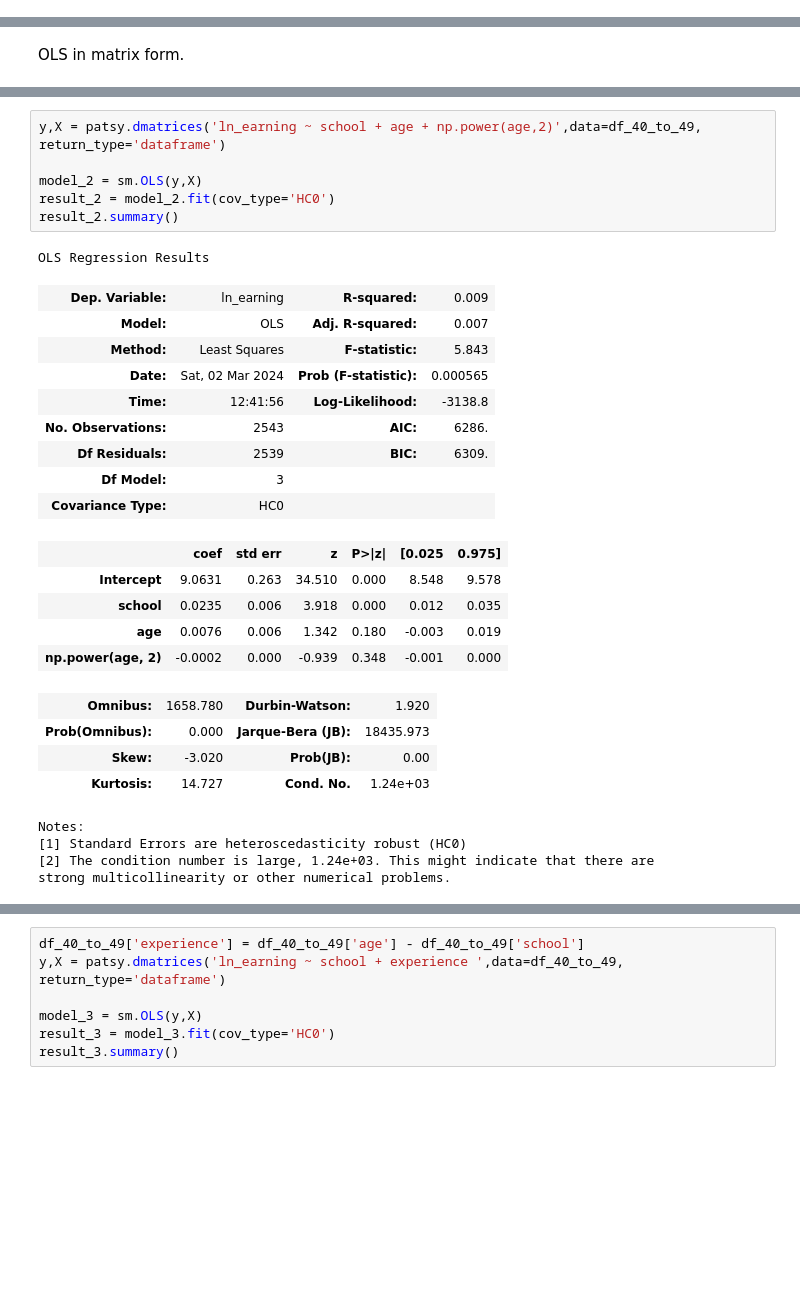
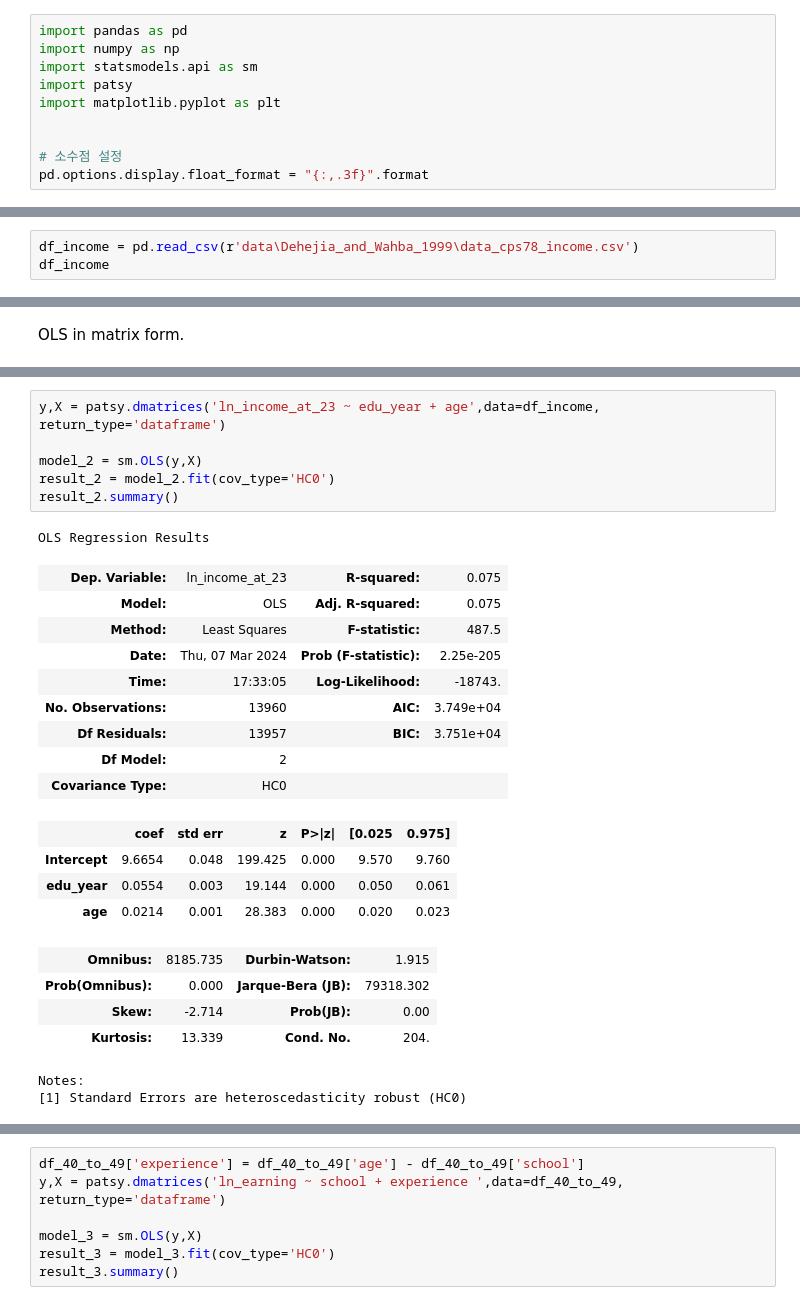
Before and after one commit to SeanJSLee/Teaching_YU_DS_basic_KR, a Jupyter notebook: Lecture_ols.ipynb, the cells around one changed output, grey strips where cells are left out. Saved outputs shown, nothing was run; the diff lists cells and outputs as text; blank space fills up the shorter version.

```diff
--- a/Lecture_ols.ipynb
+++ b/Lecture_ols.ipynb
@@ -14,0 +1,10 @@
+# %%
+import pandas as pd
+import numpy as np
+import statsmodels.api as sm
+import patsy
+import matplotlib.pyplot as plt
+
+
+# 소수점 설정
+pd.options.display.float_format = "{:,.3f}".format
@@ -14,0 +31,3 @@
+# %%
+df_income = pd.read_csv(r'data\Dehejia_and_Wahba_1999\data_cps78_income.csv')
+df_income
@@ -184,30 +199,27 @@ yhat.plot()
 # %%
-y,X = patsy.dmatrices('ln_earning ~ school + age + np.power(age,2)',data=df_40_to_49, return_type='dataframe')
+y,X = patsy.dmatrices('ln_income_at_23 ~ edu_year + age',data=df_income, return_type='dataframe')
 
 model_2 = sm.OLS(y,X)
 result_2 = model_2.fit(cov_type='HC0')
 result_2.summary()
 # %% [output]
 OLS Regression Results
-| Dep. Variable: | ln_earning | R-squared: | 0.009 |
-| Model: | OLS | Adj. R-squared: | 0.007 |
-| Method: | Least Squares | F-statistic: | 5.843 |
-| Date: | Sat, 02 Mar 2024 | Prob (F-statistic): | 0.000565 |
-| Time: | 12:41:56 | Log-Likelihood: | -3138.8 |
-| No. Observations: | 2543 | AIC: | 6286. |
-| Df Residuals: | 2539 | BIC: | 6309. |
-| Df Model: | 3 |  |  |
+| Dep. Variable: | ln_income_at_23 | R-squared: | 0.075 |
+| Model: | OLS | Adj. R-squared: | 0.075 |
+| Method: | Least Squares | F-statistic: | 487.5 |
+| Date: | Thu, 07 Mar 2024 | Prob (F-statistic): | 2.25e-205 |
+| Time: | 17:33:05 | Log-Likelihood: | -18743. |
+| No. Observations: | 13960 | AIC: | 3.749e+04 |
+| Df Residuals: | 13957 | BIC: | 3.751e+04 |
+| Df Model: | 2 |  |  |
 | Covariance Type: | HC0 |  |  |
 |  | coef | std err | z | P>|z| | [0.025 | 0.975] |
-| Intercept | 9.0631 | 0.263 | 34.510 | 0.000 | 8.548 | 9.578 |
-| school | 0.0235 | 0.006 | 3.918 | 0.000 | 0.012 | 0.035 |
-| age | 0.0076 | 0.006 | 1.342 | 0.180 | -0.003 | 0.019 |
-| np.power(age, 2) | -0.0002 | 0.000 | -0.939 | 0.348 | -0.001 | 0.000 |
+| Intercept | 9.6654 | 0.048 | 199.425 | 0.000 | 9.570 | 9.760 |
+| edu_year | 0.0554 | 0.003 | 19.144 | 0.000 | 0.050 | 0.061 |
+| age | 0.0214 | 0.001 | 28.383 | 0.000 | 0.020 | 0.023 |
-| Omnibus: | 1658.780 | Durbin-Watson: | 1.920 |
-| Prob(Omnibus): | 0.000 | Jarque-Bera (JB): | 18435.973 |
-| Skew: | -3.020 | Prob(JB): | 0.00 |
-| Kurtosis: | 14.727 | Cond. No. | 1.24e+03 |
+| Omnibus: | 8185.735 | Durbin-Watson: | 1.915 |
+| Prob(Omnibus): | 0.000 | Jarque-Bera (JB): | 79318.302 |
+| Skew: | -2.714 | Prob(JB): | 0.00 |
+| Kurtosis: | 13.339 | Cond. No. | 204. |
 Notes:
 [1] Standard Errors are heteroscedasticity robust (HC0)
-[2] The condition number is large, 1.24e+03. This might indicate that there are
-strong multicollinearity or other numerical problems.
```
Also changed, not shown: parts of 19 cells of this notebook, 18 other files.
